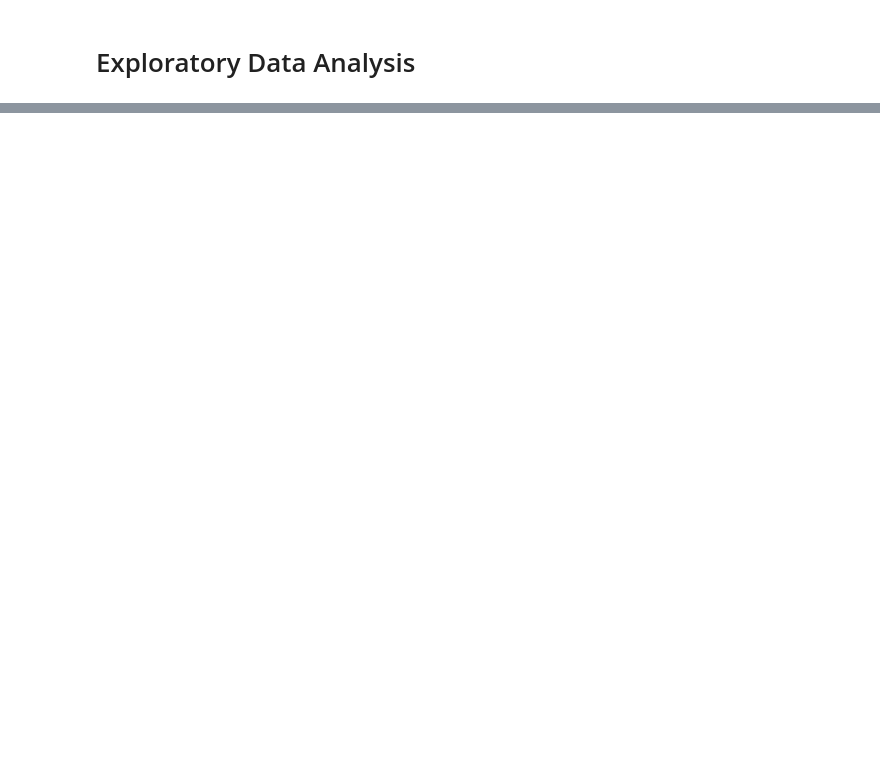
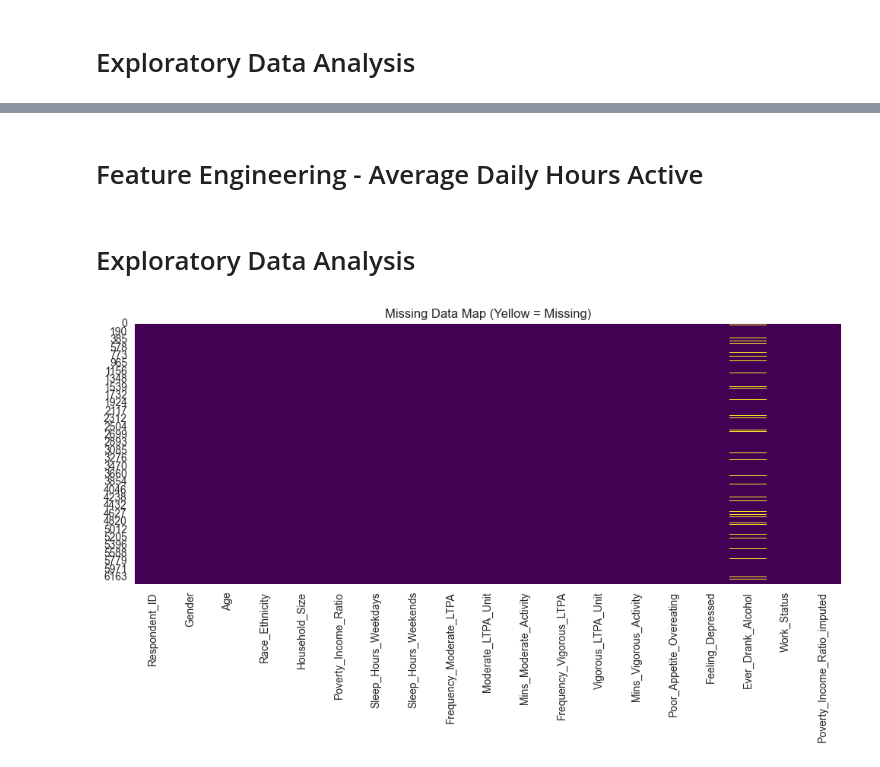
Before and after one commit to sophia-vo/CSE-158-Assignment-2, a Jupyter notebook: eda.ipynb, the cells around one changed output, grey strips where cells are left out. Cells and saved outputs as stored; diff of their text form; code cells hidden in the pictures; blank space fills up the shorter version.

```diff
--- a/eda.ipynb
+++ b/eda.ipynb
@@ -139,0 +177,2 @@ plt.show()
+# %%
+df = df.dropna(subset=['Sleep_Hours_Weekdays', 'Sleep_Hours_Weekends'])
@@ -139,0 +183,7 @@ plt.show()
+# %%
+cols = [
+    'Poor_Appetite_Overeating',
+    'Feeling_Depressed'
+]
+
+df[cols] = df[cols].fillna('Not at all')
@@ -139,0 +194,2 @@ plt.show()
+# %% [markdown]
+# Feature Engineering - Average Daily Hours Active
@@ -139,0 +198,11 @@ plt.show()
+# %% [markdown]
+# Exploratory Data Analysis
+# %%
+# Missing Values Map
+plt.figure(figsize=(10, 6))
+sns.heatmap(df.isnull(), cbar=False, cmap='viridis')
+plt.title('Missing Data Map (Yellow = Missing)')
+plt.tight_layout()
+plt.show()
+# %% [output]
+[figure, added]
```
Also changed, not shown: parts of 37 cells of this notebook, 11 other files.
